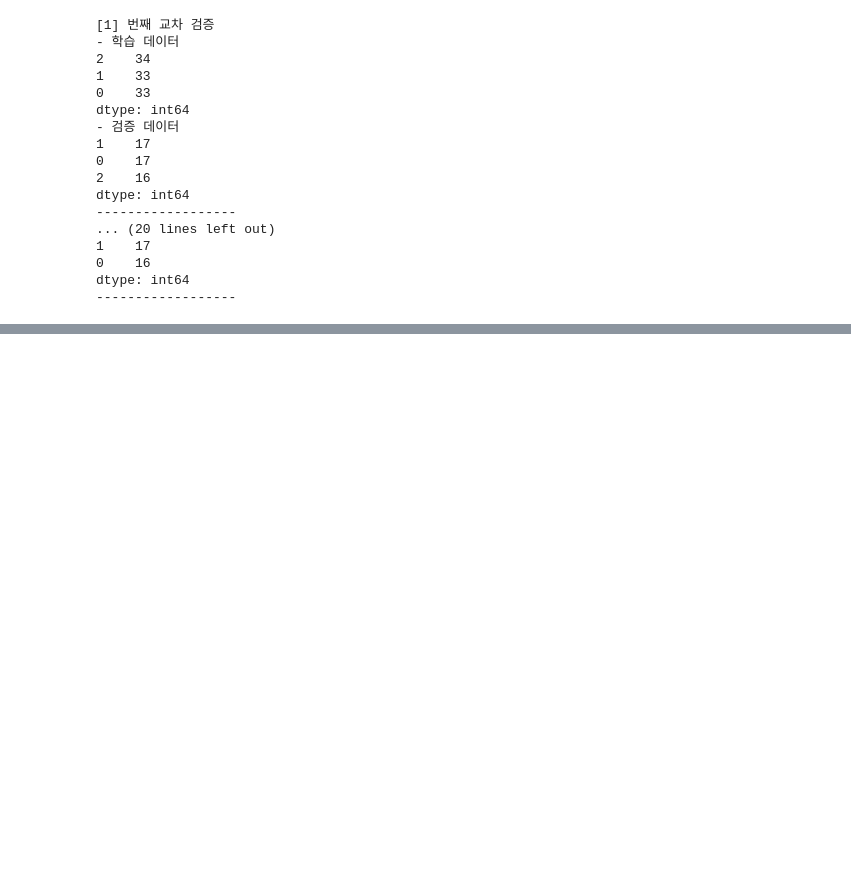
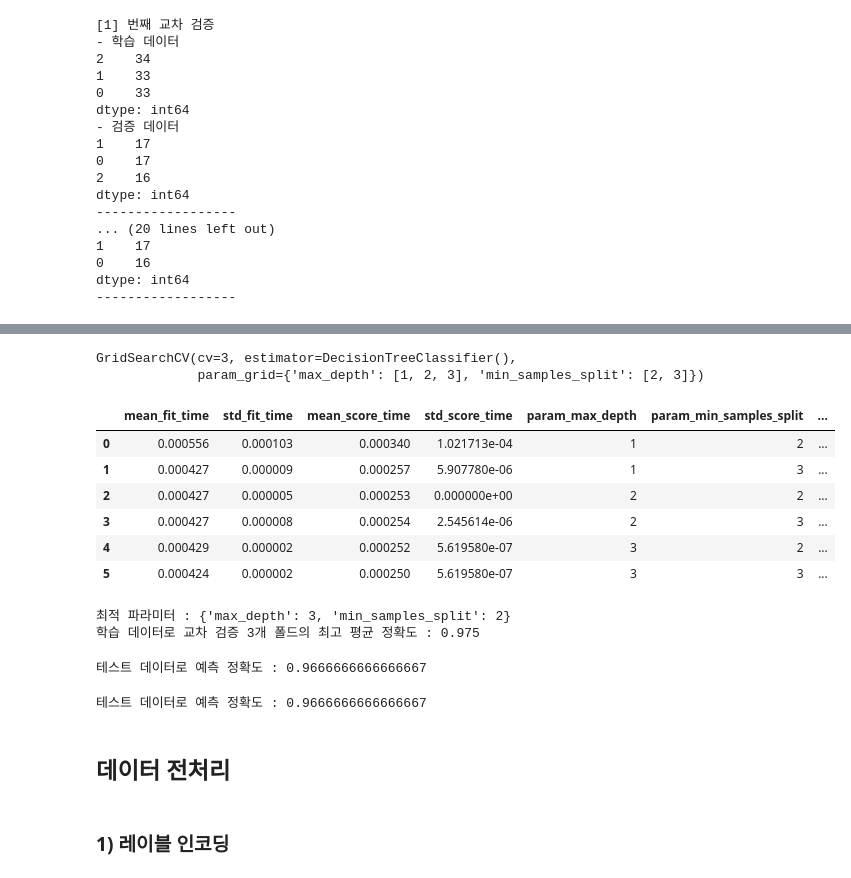
Before and after one commit to works-code/Python-Machine-Learning-Complete-Guide, a Jupyter notebook: 1_ML_Scikit-learn.ipynb, the cells around one changed output, grey strips where cells are left out. Cells and saved outputs as stored; diff of their text form; code cells hidden in the pictures; blank space fills up the shorter version.

```diff
--- a/1_ML_Scikit-learn.ipynb
+++ b/1_ML_Scikit-learn.ipynb
@@ -252,0 +285,52 @@ dtype: int64
+# %%
+dt_class = DecisionTreeClassifier()
+# %%
+parameters = {'max_depth':[1,2,3], 'min_samples_split':[2,3]}
+# %%
+# 1: 모델 명
+# 2(param_grid) : 하이퍼 파라미터
+# 3(cv) : 교차 검증 수
+# 4(refit) : True 면 좋은 하이퍼 파라미터로 한번더 학습시킴 (default: True)
+grid_dtree = GridSearchCV(dt_class, param_grid=parameters, cv=3, refit=True)
+# %%
+grid_dtree.fit(x_train, y_train)
+# %% [output]
+GridSearchCV(cv=3, estimator=DecisionTreeClassifier(),
+             param_grid={'max_depth': [1, 2, 3], 'min_samples_split': [2, 3]})
+# %%
+scores_df = pd.DataFrame(grid_dtree.cv_results_)
+scores_df
+# %% [output]
+|  | mean_fit_time | std_fit_time | mean_score_time | std_score_time | param_max_depth | param_min_samples_split | ... |
+| 0 | 0.000556 | 0.000103 | 0.000340 | 1.021713e-04 | 1 | 2 | ... |
+| 1 | 0.000427 | 0.000009 | 0.000257 | 5.907780e-06 | 1 | 3 | ... |
+| 2 | 0.000427 | 0.000005 | 0.000253 | 0.000000e+00 | 2 | 2 | ... |
+| 3 | 0.000427 | 0.000008 | 0.000254 | 2.545614e-06 | 2 | 3 | ... |
+| 4 | 0.000429 | 0.000002 | 0.000252 | 5.619580e-07 | 3 | 2 | ... |
+| 5 | 0.000424 | 0.000002 | 0.000250 | 5.619580e-07 | 3 | 3 | ... |
+# %%
+# 최적 파라미터
+print('최적 파라미터 : {}'.format(grid_dtree.best_params_))
+print('학습 데이터로 교차 검증 3개 폴드의 최고 평균 정확도 : {}'.format(grid_dtree.best_score_))
+# %% [output]
+최적 파라미터 : {'max_depth': 3, 'min_samples_split': 2}
+학습 데이터로 교차 검증 3개 폴드의 최고 평균 정확도 : 0.975
+# %%
+# 최적 파라미터로 한번더 학습 됐는지 확인
+pred = grid_dtree.predict(x_test)
+print('테스트 데이터로 예측 정확도 : {}'.format(accuracy_score(y_test, pred)))
+# %% [output]
+테스트 데이터로 예측 정확도 : 0.9666666666666667
+# %%
+# 최적 파라미터로 학습된 모델 반환
+estimator = grid_dtree.best_estimator_
+
+# 따로 학습할 필요가 없어 예측만 수행
+pred = estimator.predict(x_test)
+print('테스트 데이터로 예측 정확도 : {}'.format(accuracy_score(y_test, pred)))
+# %% [output]
+테스트 데이터로 예측 정확도 : 0.9666666666666667
+# %% [markdown]
+## 데이터 전처리
+# %% [markdown]
+### 1) 레이블 인코딩
```
Also changed, not shown: parts of 47 cells of this notebook.
